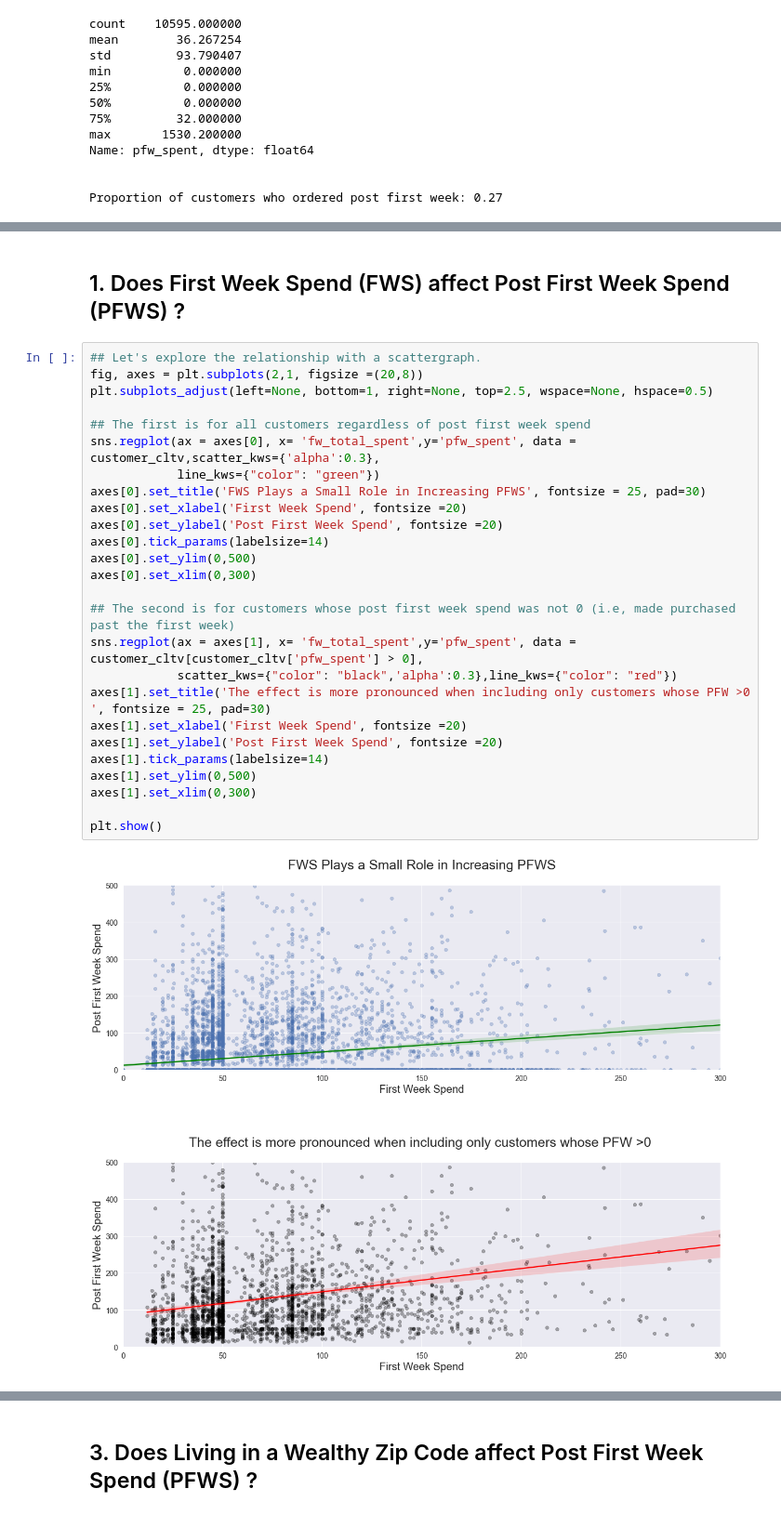
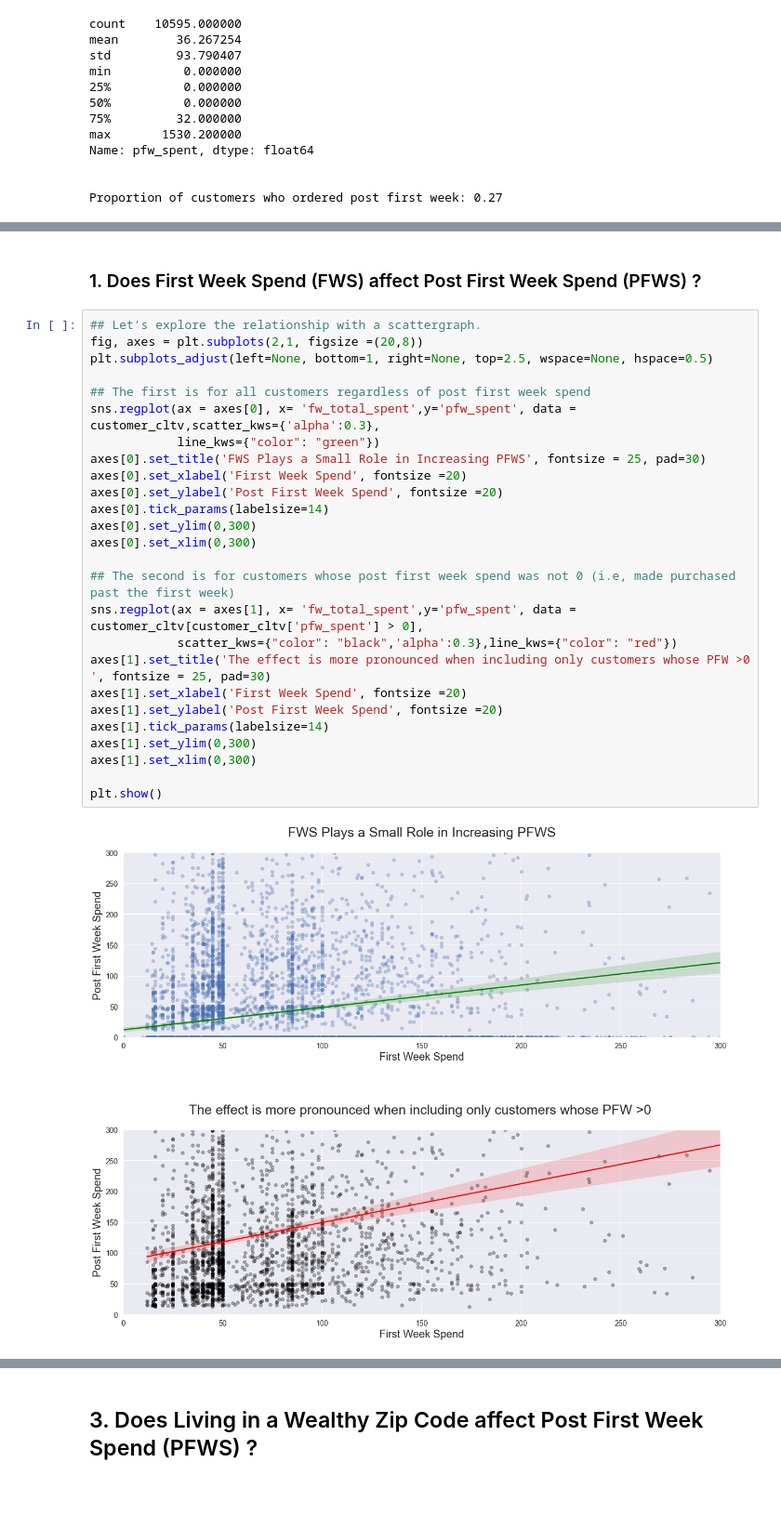
Before and after one commit to benjaminbellman/Shopify_CLTV_Machine_Learning, a Jupyter notebook: 3.Exploratory_Data_Analysis/EDA.ipynb, the cells around one changed output, grey strips where cells are left out. Shown at 93% size. Saved outputs shown, nothing was run; the diff lists cells and outputs as text.

```diff
--- a/3.Exploratory_Data_Analysis/EDA.ipynb
+++ b/3.Exploratory_Data_Analysis/EDA.ipynb
@@ -146,31 +120,31 @@ plt.show()
 # %% [markdown]
-## 1. Does First Week Spend (FWS) affect Post First Week Spend (PFWS) ?
+### 1. Does First Week Spend (FWS) affect Post First Week Spend (PFWS) ?
 # %%
 ## Let's explore the relationship with a scattergraph.
 fig, axes = plt.subplots(2,1, figsize =(20,8))
 plt.subplots_adjust(left=None, bottom=1, right=None, top=2.5, wspace=None, hspace=0.5)
 
 ## The first is for all customers regardless of post first week spend
 sns.regplot(ax = axes[0], x= 'fw_total_spent',y='pfw_spent', data = customer_cltv,scatter_kws={'alpha':0.3},
             line_kws={"color": "green"})
 axes[0].set_title('FWS Plays a Small Role in Increasing PFWS', fontsize = 25, pad=30)
 axes[0].set_xlabel('First Week Spend', fontsize =20)
 axes[0].set_ylabel('Post First Week Spend', fontsize =20)
 axes[0].tick_params(labelsize=14)
-axes[0].set_ylim(0,500)
+axes[0].set_ylim(0,300)
 axes[0].set_xlim(0,300)
 
 ## The second is for customers whose post first week spend was not 0 (i.e, made purchased past the first week)
 sns.regplot(ax = axes[1], x= 'fw_total_spent',y='pfw_spent', data = customer_cltv[customer_cltv['pfw_spent'] > 0],
             scatter_kws={"color": "black",'alpha':0.3},line_kws={"color": "red"})
 axes[1].set_title('The effect is more pronounced when including only customers whose PFW >0 ', fontsize = 25, pad=30)
 axes[1].set_xlabel('First Week Spend', fontsize =20)
 axes[1].set_ylabel('Post First Week Spend', fontsize =20)
 axes[1].tick_params(labelsize=14)
-axes[1].set_ylim(0,500)
+axes[1].set_ylim(0,300)
 axes[1].set_xlim(0,300)
 
 plt.show()
 # %% [output]
-[figure, old version]
+[figure, new version]
 # %% [markdown]
```
Also changed, not shown: parts of 20 cells of this notebook, 3 other files.
